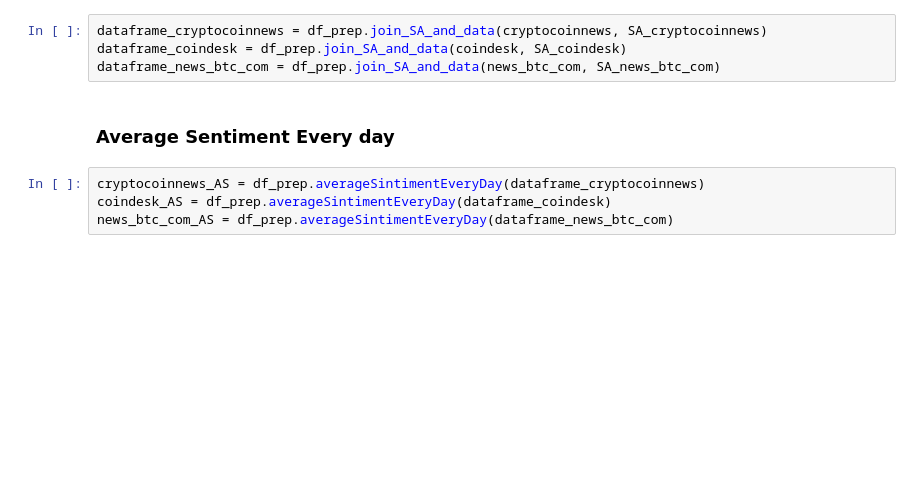
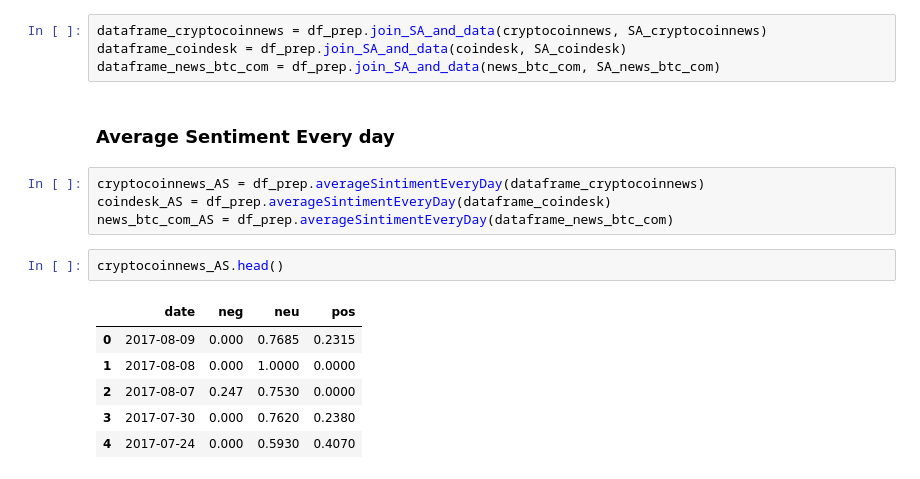
Before and after one commit to Anotherother/pricePrediction, a Jupyter notebook: NewsHeadline/Headline Semantic.ipynb, the cells around one changed output. Drawn from its saved outputs; the diff is of its cells as text; blank space fills up the shorter version.

```diff
--- a/NewsHeadline/Headline Semantic.ipynb
+++ b/NewsHeadline/Headline Semantic.ipynb
@@ -40,3 +44,12 @@ dataframe_news_btc_com = df_prep.join_SA_and_data(news_btc_com, SA_news_btc_com)
 cryptocoinnews_AS = df_prep.averageSintimentEveryDay(dataframe_cryptocoinnews)
 coindesk_AS = df_prep.averageSintimentEveryDay(dataframe_coindesk)
 news_btc_com_AS = df_prep.averageSintimentEveryDay(dataframe_news_btc_com)
+# %%
+cryptocoinnews_AS.head()
+# %% [output]
+|  | date | neg | neu | pos |
+| 0 | 2017-08-09 | 0.000 | 0.7685 | 0.2315 |
+| 1 | 2017-08-08 | 0.000 | 1.0000 | 0.0000 |
+| 2 | 2017-08-07 | 0.247 | 0.7530 | 0.0000 |
+| 3 | 2017-07-30 | 0.000 | 0.7620 | 0.2380 |
+| 4 | 2017-07-24 | 0.000 | 0.5930 | 0.4070 |
```
Also changed, not shown: parts of 9 cells of this notebook, 7 other files.
